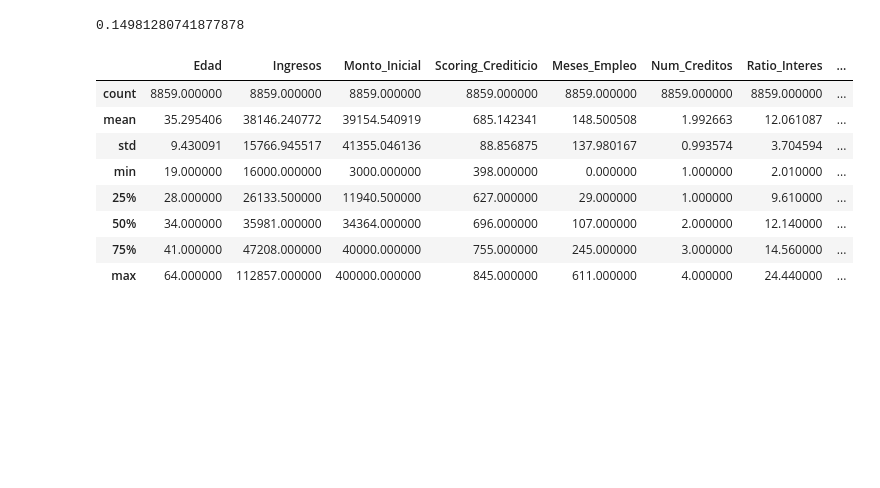
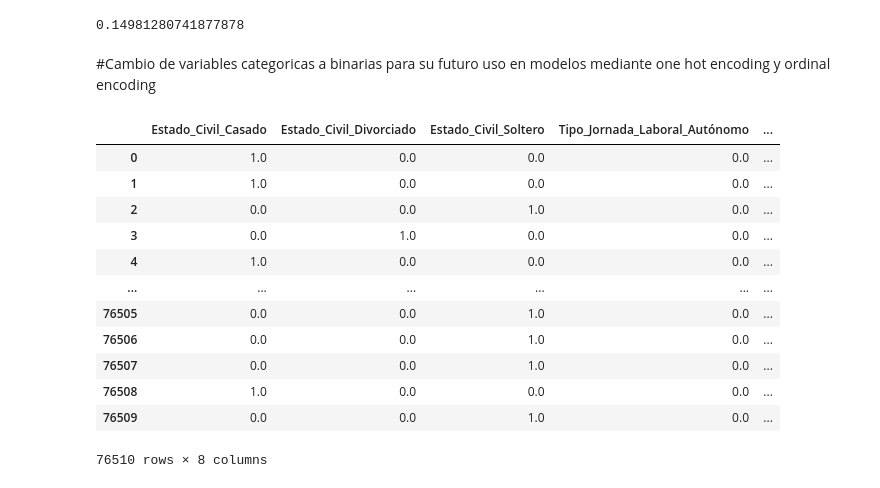
Before and after one commit to nereaaloria-ctrl/RETO-5-Verde-Claro, a Jupyter notebook: tratamiento de datos.ipynb, the cells around one changed output. Drawn from its saved outputs; the diff is of its cells as text; code cells hidden in the pictures; blank space fills up the shorter version.

```diff
--- a/tratamiento de datos.ipynb
+++ b/tratamiento de datos.ipynb
@@ -140,16 +154,5 @@ total = filtrado.shape[0]/df.shape[0]
 total
 # %% [output]
 0.14981280741877878
-# %%
-impago = filtrado[filtrado["Impago"] == 1]
-impago.describe()
-# %% [output]
-|  | Edad | Ingresos | Monto_Inicial | Scoring_Crediticio | Meses_Empleo | Num_Creditos | Ratio_Interes | ... |
-| count | 8859.000000 | 8859.000000 | 8859.000000 | 8859.000000 | 8859.000000 | 8859.000000 | 8859.000000 | ... |
-| mean | 35.295406 | 38146.240772 | 39154.540919 | 685.142341 | 148.500508 | 1.992663 | 12.061087 | ... |
-| std | 9.430091 | 15766.945517 | 41355.046136 | 88.856875 | 137.980167 | 0.993574 | 3.704594 | ... |
-| min | 19.000000 | 16000.000000 | 3000.000000 | 398.000000 | 0.000000 | 1.000000 | 2.010000 | ... |
-| 25% | 28.000000 | 26133.500000 | 11940.500000 | 627.000000 | 29.000000 | 1.000000 | 9.610000 | ... |
-| 50% | 34.000000 | 35981.000000 | 34364.000000 | 696.000000 | 107.000000 | 2.000000 | 12.140000 | ... |
-| 75% | 41.000000 | 47208.000000 | 40000.000000 | 755.000000 | 245.000000 | 3.000000 | 14.560000 | ... |
-| max | 64.000000 | 112857.000000 | 400000.000000 | 845.000000 | 611.000000 | 4.000000 | 24.440000 | ... |
+# %% [markdown]
+#Cambio de variables categoricas a binarias para su futuro uso en modelos mediante one hot encoding y ordinal encoding
@@ -155,0 +176,16 @@ impago.describe()
+# %%
+data_encoded
+# %% [output]
+|  | Estado_Civil_Casado | Estado_Civil_Divorciado | Estado_Civil_Soltero | Tipo_Jornada_Laboral_Autónomo | ... |
+| 0 | 1.0 | 0.0 | 0.0 | 0.0 | ... |
+| 1 | 1.0 | 0.0 | 0.0 | 0.0 | ... |
+| 2 | 0.0 | 0.0 | 1.0 | 0.0 | ... |
+| 3 | 0.0 | 1.0 | 0.0 | 0.0 | ... |
+| 4 | 1.0 | 0.0 | 0.0 | 0.0 | ... |
+| ... | ... | ... | ... | ... | ... |
+| 76505 | 0.0 | 0.0 | 1.0 | 0.0 | ... |
+| 76506 | 0.0 | 0.0 | 1.0 | 0.0 | ... |
+| 76507 | 0.0 | 0.0 | 1.0 | 0.0 | ... |
+| 76508 | 1.0 | 0.0 | 0.0 | 0.0 | ... |
+| 76509 | 0.0 | 0.0 | 1.0 | 0.0 | ... |
+76510 rows × 8 columns
```
Also changed, not shown: parts of 14 cells of this notebook.
